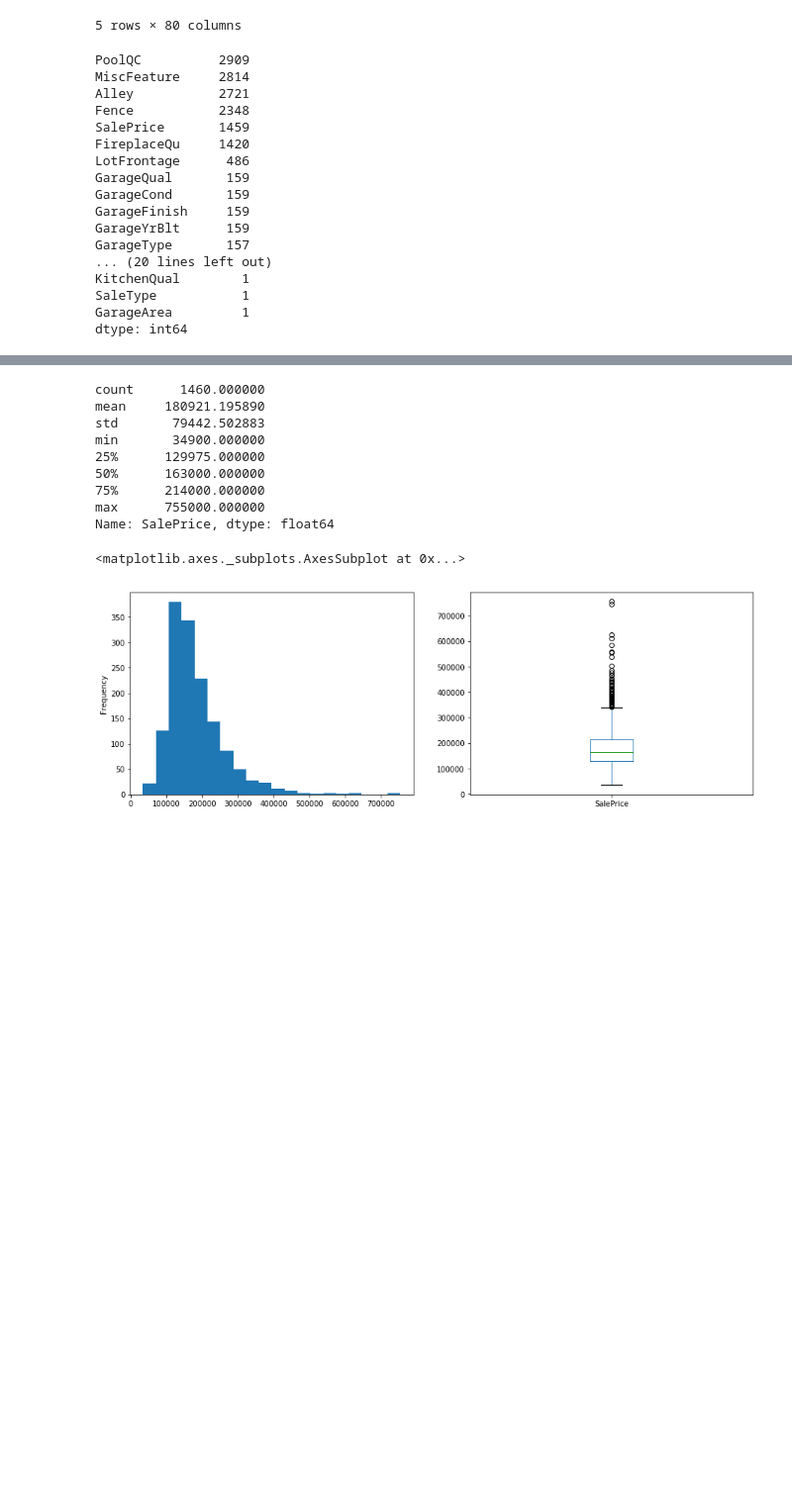
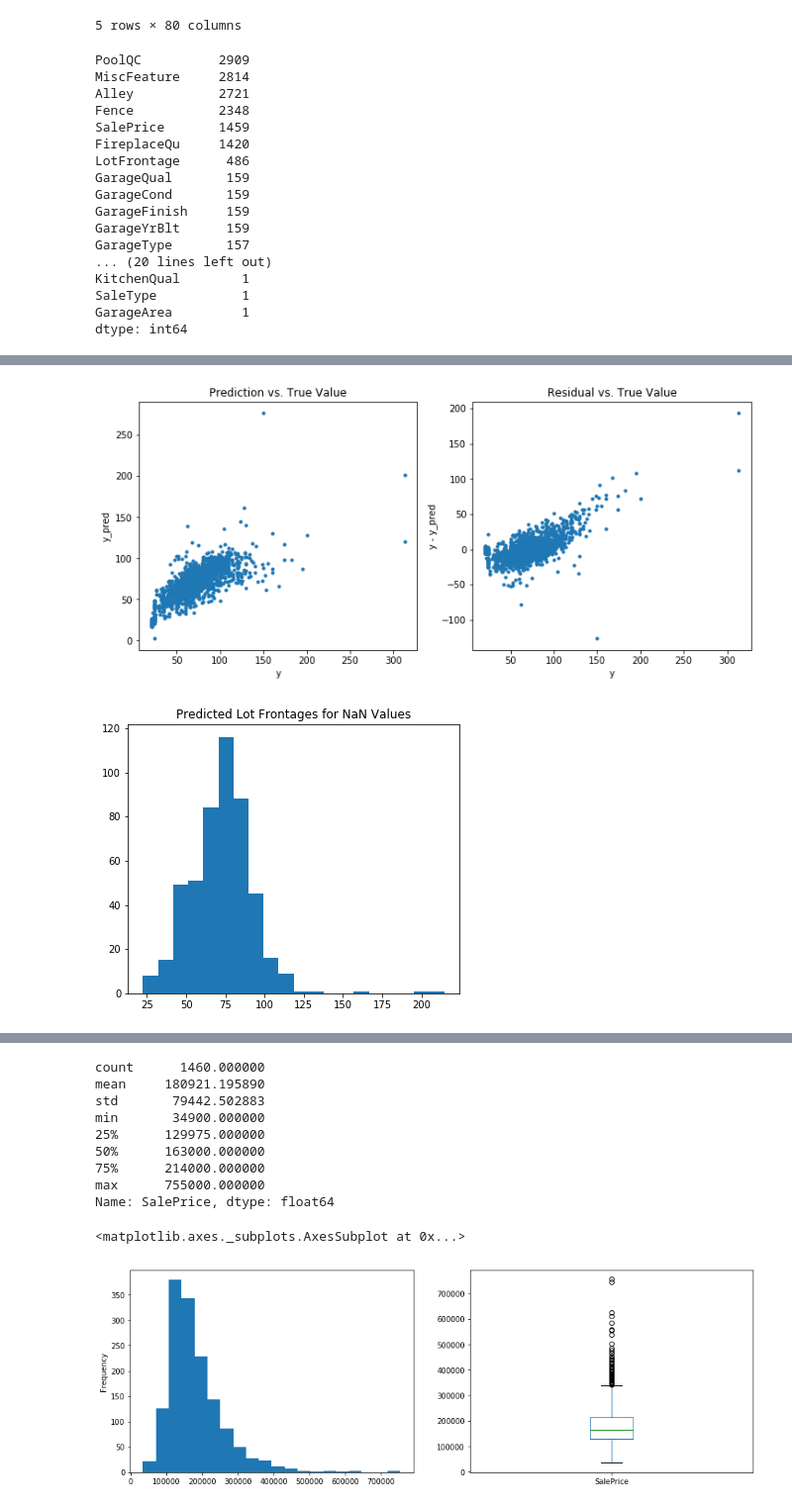
Before and after one commit to jack89roberts/kaggle-house-prices, a Jupyter notebook: house_prices.ipynb, the cells around one changed output, grey strips where cells are left out. Shown at 99% size. Saved outputs shown, nothing was run; the diff lists cells and outputs as text; code cells hidden in the pictures; blank space fills up the shorter version.

```diff
--- a/house_prices.ipynb
+++ b/house_prices.ipynb
@@ -73,0 +86,67 @@ dtype: int64
+# %%
+#LotFrontage
+# fill nan values using a linear regressor on a few variables
+
+# 5 numeric values (6 including itself) with highest correlation with LotFrontage
+lf_train_cols = df_all.corr().LotFrontage.abs().sort_values(ascending=False).head(6)
+print(lf_train_cols)
+print('----------------')
+
+# Add some categorical values
+lf_train_cols = lf_train_cols.index.tolist()
+lf_train_cols.append('Neighborhood') # Neighborhood - properties in same area likely to be similar
+lf_train_cols.append('LotConfig') # LotConfig - configuration of lot may influence frontage
+lf_train_cols.append('Condition1') # proximity to certain features may influence frontage
+
+# extract columns to use in model, and convert categoricals to dummies
+df_frontage = pd.get_dummies(df_all[lf_train_cols], drop_first=True)
+
+# normalise columns to 0-1
+for col in df_frontage.drop('LotFrontage',axis=1).columns:
+    df_frontage[col] = scale_minmax(df_frontage[col])
+
+lf_train = df_frontage.dropna()
+lf_train_y = lf_train.LotFrontage
+lf_train_X = lf_train.drop('LotFrontage',axis=1)
+
+# fit model
+lr = LinearRegression()
+lr.fit(lf_train_X, lf_train_y)
+
+# check model results
+lr_coefs = pd.Series(lr.coef_,index=lf_train_X.columns)
+
+print('Intercept     ',lr.intercept_)
+print(lr_coefs.sort_values(ascending=False))
+print('----------------')
+
+print('R2=',lr.score(lf_train_X,lf_train_y))
+
+lf_pred_y = lr.predict(lf_train_X)
+plt.figure(figsize=(12,5))
+plt.subplot(1,2,1)
+plt.plot(lf_train_y,lf_pred_y,'.')
+plt.xlabel('y')
+plt.ylabel('y_pred');
+plt.title('Prediction vs. True Value')
+
+plt.subplot(1,2,2)
+plt.plot(lf_train_y, lf_train_y-lf_pred_y,'.')
+plt.xlabel('y')
+plt.ylabel('y - y_pred');
+plt.title('Residual vs. True Value')
+
+print('----------------')
+
+# fill na values using model predictions
+nan_frontage = df_all.LotFrontage.isnull()
+X = df_frontage[nan_frontage].drop('LotFrontage',axis=1)
+y = lr.predict(X)
+
+plt.figure(figsize=(6,5))
+plt.hist(y,bins=20)
+plt.title('Predicted Lot Frontages for NaN Values')
+
+# fill nan values
+df_all.loc[nan_frontage,'LotFrontage'] = y
+# %% [output]
@@ -73,0 +170,2 @@ dtype: int64
+[figure, added]
+[figure, added]
```
Also changed, not shown: parts of 25 cells of this notebook, 1 other file.
